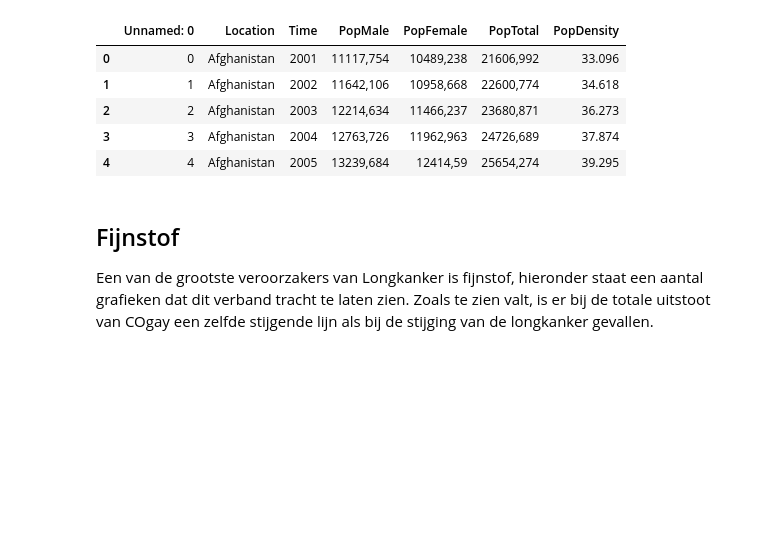
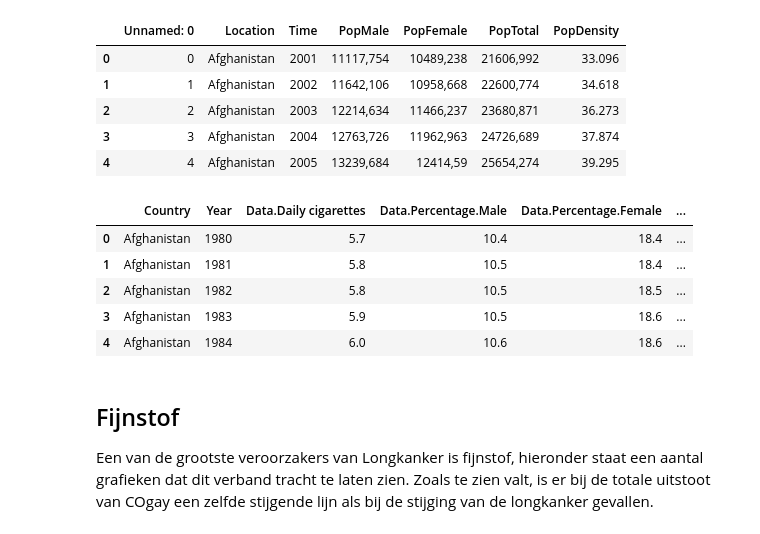
Before and after one commit to PJWVDH/infovis-g6-repo, a Jupyter notebook: docs/notebook.ipynb, the cells around one changed output. Drawn from its saved outputs; the diff is of its cells as text; code cells hidden in the pictures; blank space fills up the shorter version.

```diff
--- a/docs/notebook.ipynb
+++ b/docs/notebook.ipynb
@@ -55,6 +55,17 @@ population_df.head(n=5)
 | 2 | 2 | Afghanistan | 2003 | 12214,634 | 11466,237 | 23680,871 | 36.273 |
 | 3 | 3 | Afghanistan | 2004 | 12763,726 | 11962,963 | 24726,689 | 37.874 |
 | 4 | 4 | Afghanistan | 2005 | 13239,684 | 12414,59 | 25654,274 | 39.295 |
+# %%
+# Load the Smoking Data Set
+smoking_df = pd.read_csv("csv/smoking.csv")
+smoking_df.head(n=5)
+# %% [output]
+|  | Country | Year | Data.Daily cigarettes | Data.Percentage.Male | Data.Percentage.Female | ... |
+| 0 | Afghanistan | 1980 | 5.7 | 10.4 | 18.4 | ... |
+| 1 | Afghanistan | 1981 | 5.8 | 10.5 | 18.4 | ... |
+| 2 | Afghanistan | 1982 | 5.8 | 10.5 | 18.5 | ... |
+| 3 | Afghanistan | 1983 | 5.9 | 10.5 | 18.6 | ... |
+| 4 | Afghanistan | 1984 | 6.0 | 10.6 | 18.6 | ... |
 # %% [markdown]
 ## Fijnstof
 
```
Also changed, not shown: 1 other file.
